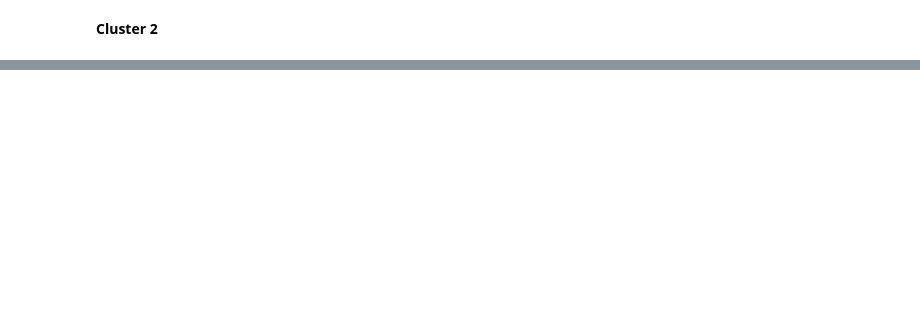
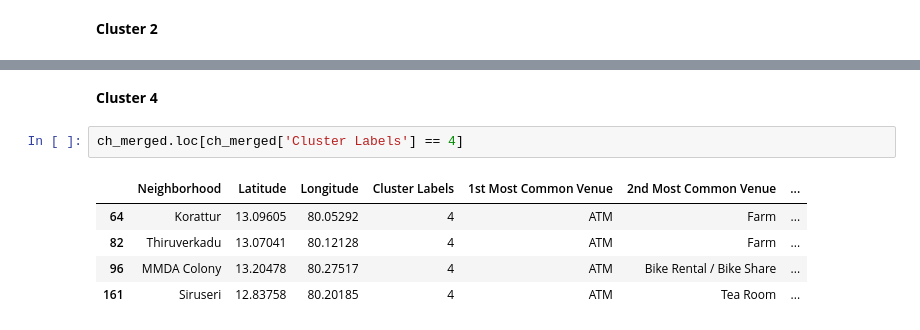
Before and after one commit to dhamayanthi-ds/coursera-capstone-project, a Jupyter notebook: Chennai_neighborhoods.ipynb, the cells around one changed output, grey strips where cells are left out. Drawn from its saved outputs; the diff is of its cells as text; blank space fills up the shorter version.

```diff
--- a/Chennai_neighborhoods.ipynb
+++ b/Chennai_neighborhoods.ipynb
@@ -647,0 +687,10 @@ Most of the shopping malls are concentrated in the central area of Kuala Lumpur
+# %% [markdown]
+**Cluster 4**
+# %%
+ch_merged.loc[ch_merged['Cluster Labels'] == 4]
+# %% [output]
+|  | Neighborhood | Latitude | Longitude | Cluster Labels | 1st Most Common Venue | 2nd Most Common Venue | ... |
+| 64 | Korattur | 13.09605 | 80.05292 | 4 | ATM | Farm | ... |
+| 82 | Thiruverkadu | 13.07041 | 80.12128 | 4 | ATM | Farm | ... |
+| 96 | MMDA Colony | 13.20478 | 80.27517 | 4 | ATM | Bike Rental / Bike Share | ... |
+| 161 | Siruseri | 12.83758 | 80.20185 | 4 | ATM | Tea Room | ... |
```
Also changed, not shown: parts of 18 cells of this notebook.
